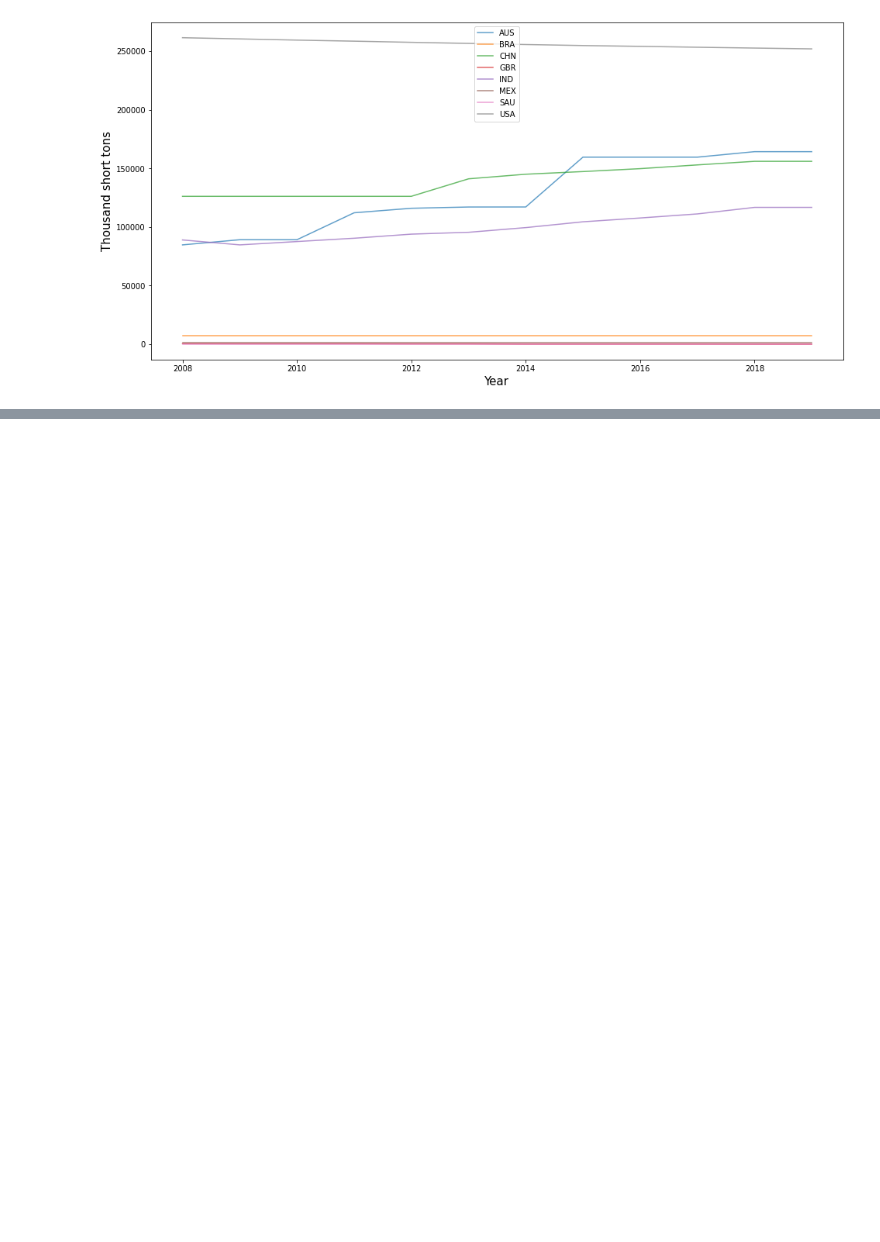
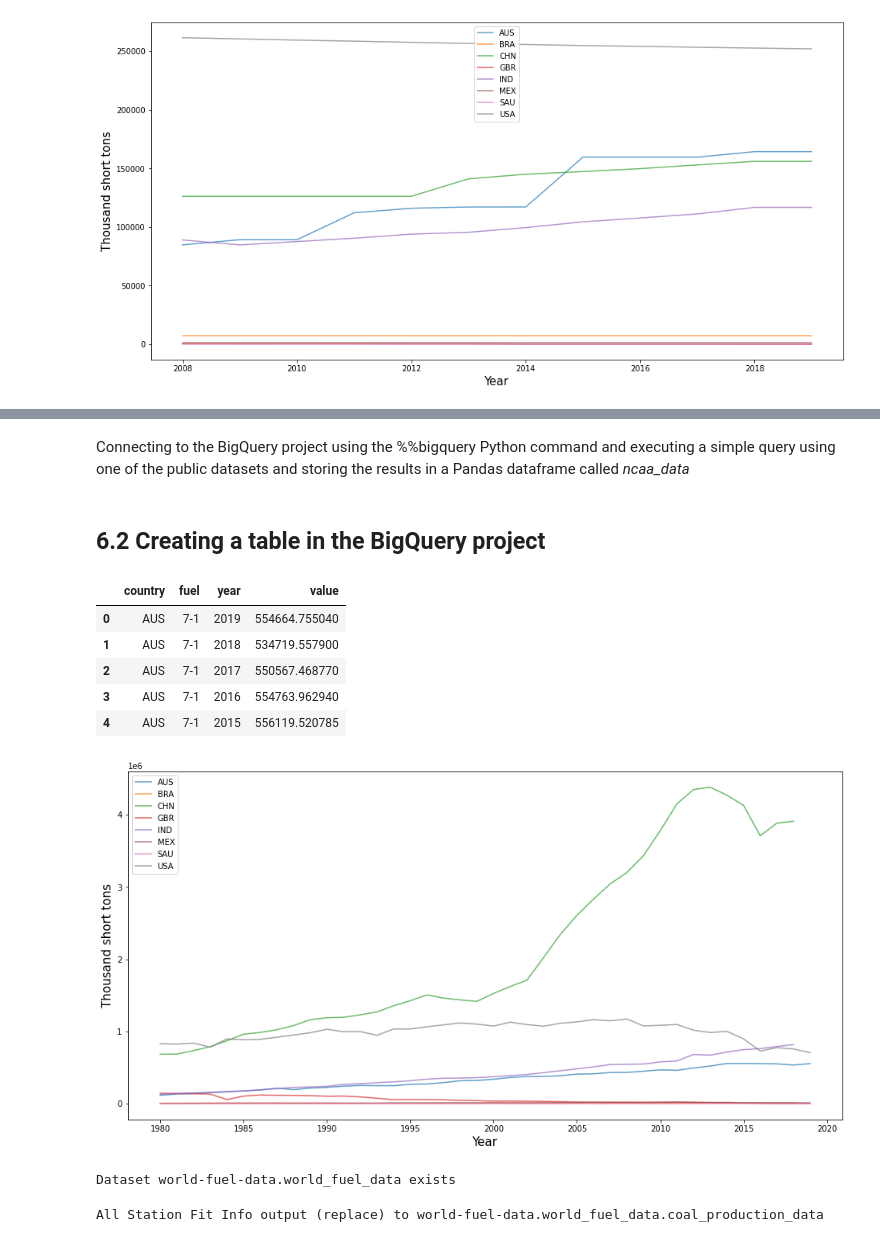
Before and after one commit to saychelsea11/World-Fossil-Fuel-Consumption-Analysis, a Jupyter notebook: word_fuel_consumption.ipynb, the cells around one changed output, grey strips where cells are left out. Saved outputs shown, nothing was run; the diff lists cells and outputs as text; code cells hidden in the pictures; blank space fills up the shorter version.

Commit message:
Added functionality to exchange data with BigQuery

```diff
--- a/word_fuel_consumption.ipynb
+++ b/word_fuel_consumption.ipynb
@@ -186,7 +178,7 @@ def retrieve_api_data(countries,fuel_input):
       temp['value'] = val
       df = df.append(temp)
   plot_fuel_country(df,fuel_input)
-  #return df
+  return df
 # %% [markdown]
 ### Fuel production - Coal
 # %%
@@ -231,0 +266,2 @@ retrieve_api_data(df_countries[df_countries['country'].isin(countries_list)]['co
+# %% [markdown]
+Connecting to the BigQuery project using the %%bigquery Python command and executing a simple query using one of the public datasets and storing the results in a Pandas dataframe called *ncaa_data*
@@ -232 +277,58 @@ retrieve_api_data(df_countries[df_countries['country'].isin(countries_list)]['co
+# %% [markdown]
+## 6.2 Creating a table in the BigQuery project
+# %%
+countries_list = ['China','India','United States','Brazil','Australia','Saudi Arabia','Mexico','United Kingdom']
+df_bq = retrieve_api_data(df_countries[df_countries['country'].isin(countries_list)]['code'],fuels['coal'])
+df_bq.head()
+# %% [output]
+|  | country | fuel | year | value |
+| 0 | AUS | 7-1 | 2019 | 554664.755040 |
+| 1 | AUS | 7-1 | 2018 | 534719.557900 |
+| 2 | AUS | 7-1 | 2017 | 550567.468770 |
+| 3 | AUS | 7-1 | 2016 | 554763.962940 |
+| 4 | AUS | 7-1 | 2015 | 556119.520785 |
+[figure, added]
+# %%
+#@title Write All Weather Station Data to BigQuery Table
+output_dataset_id = 'world_fuel_data' #@param{type:'string'}
+output_table_id = 'coal_production_data' #@param{type:'string'}
+replace_or_append_output = 'replace' #@param{type:'string'} ['replace', 'append']
+
+# Combine project and dataset
+project_dataset = (bq_client.project + '.' + output_dataset_id)
+
+try:
+  bq_client.get_dataset(output_dataset_id)
+  print("Dataset " + project_dataset + " exists\n")
+except:
+  print("Dataset " + project_dataset + " doesn't exist, so creating it\n")
+  dataset = bq_client.create_dataset(bigquery.Dataset(project_dataset))
+
+job_config = bigquery.LoadJobConfig()
+
+# Modify job config depending on if we want to replace or append to table
+if(replace_or_append_output == 'replace'):
+ job_config.write_disposition = bigquery.WriteDisposition.WRITE_TRUNCATE
+else:
+ job_config.write_disposition = bigquery.WriteDisposition.WRITE_APPEND
+
+dataset_ref = bq_client.dataset(output_dataset_id)
+table_ref = dataset_ref.table(output_table_id)
+
+# Get timestamp (UTC), add to data frame at granularity of seconds
+df['timestamp'] = pd.Timestamp.now(tz = 'UTC').ceil(freq = 's')
+
+# Use client functionality to load BigQuery table from Pandas data frame
+bq_client.load_table_from_dataframe(
+ dataframe = df_bq,
+ destination = table_ref,
+ job_config = job_config
+ ).result()
+
+print('All Station Fit Info output (' + replace_or_append_output + ') to ' +
+ project_dataset + '.' + output_table_id +
+ '\n')
+# %% [output]
+Dataset world-fuel-data.world_fuel_data exists
+All Station Fit Info output (replace) to world-fuel-data.world_fuel_data.coal_production_data
 # %% [markdown]
```
Also changed, not shown: parts of 9 cells of this notebook.
